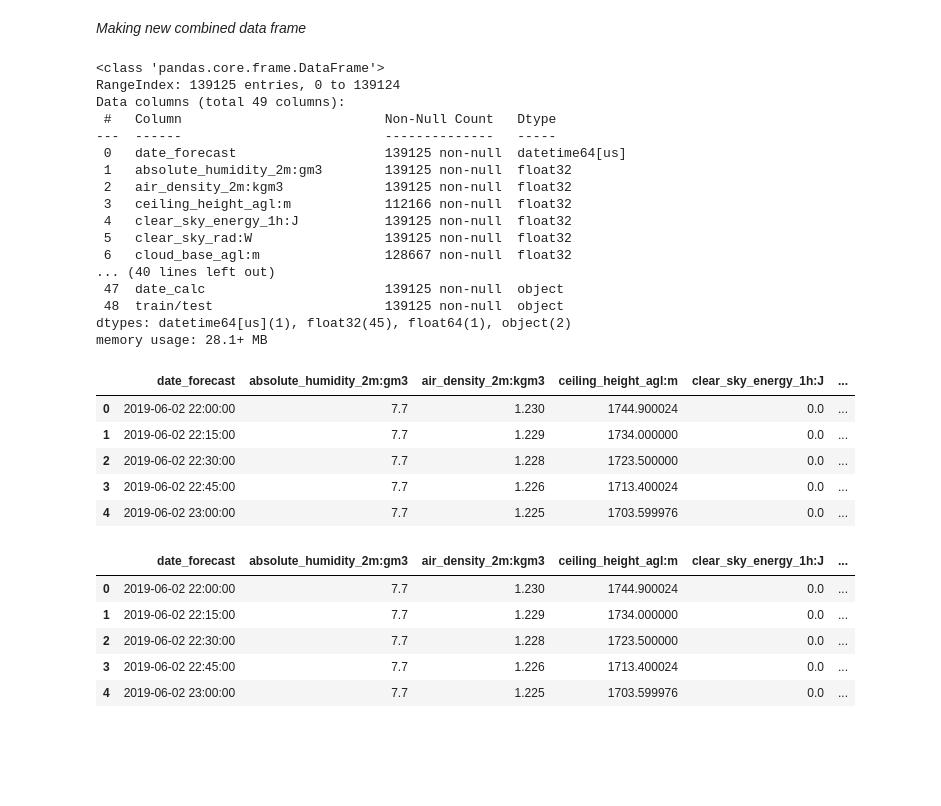
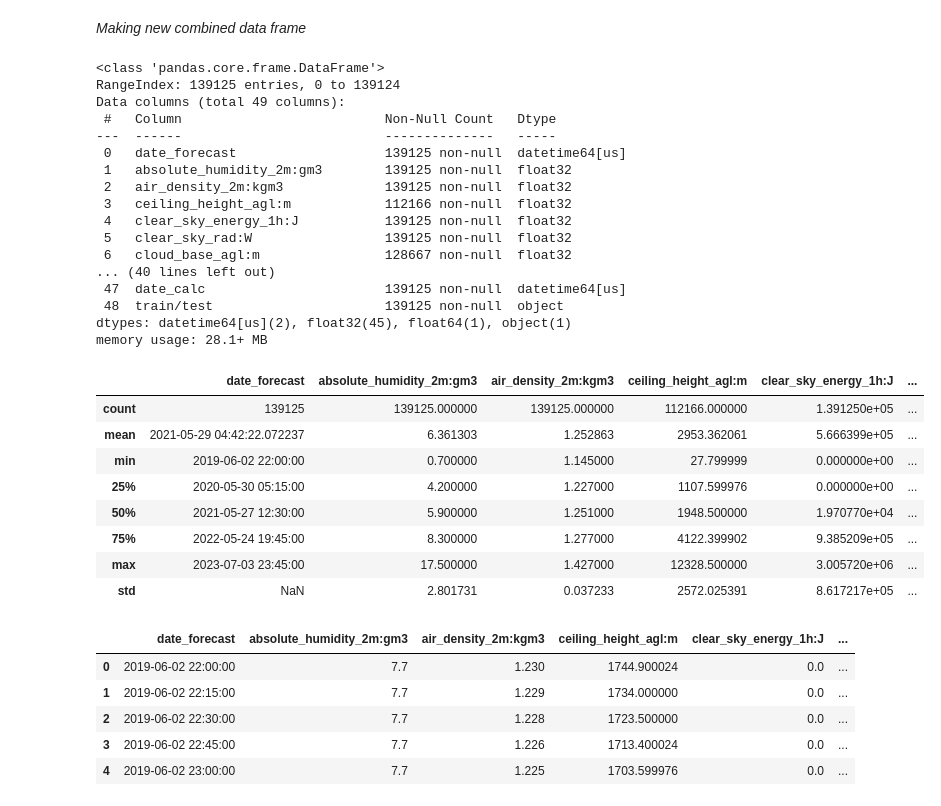
Before and after one commit to MikaelShahly/TDT4173-Machine-Learning-Project-Task, a Jupyter notebook: data_analysis/explorative_data_analysis_A.ipynb, the cells around one changed output. Cells and saved outputs as stored; diff of their text form; code cells hidden in the pictures; blank space fills up the shorter version.

```diff
--- a/data_analysis/explorative_data_analysis_A.ipynb
+++ b/data_analysis/explorative_data_analysis_A.ipynb
@@ -16,42 +16,47 @@ X_test_estimated_a = pd.read_parquet('../data/A/X_test_estimated.parquet')
 # %% [markdown]
 *Making new combined data frame*
 # %%
+#Create a column to indicate if estimated, numerical vals used so that we have the possibiliity to use as feature later
 X_train_estimated_a["estimated"] = 1.0
 X_test_estimated_a["estimated"] = 1.0
 X_train_observed_a["estimated"] = 0.0
-X_train_observed_a["date_calc"] = pd.to_datetime("2019-06-02 22:00:00")
+X_train_observed_a["date_calc"] = X_train_observed_a["date_forecast"]
 
 X_train_estimated_a["train/test"] = "train"
 X_train_observed_a["train/test"] = "train"
 X_test_estimated_a["train/test"] = "test"
 
 X_all_a= pd.concat([X_train_observed_a, X_train_estimated_a, X_test_estimated_a], ignore_index=True)
-X_all_a.info()
-X_all_a.head()
-# %% [output]
-<class 'pandas.core.frame.DataFrame'>
-RangeIndex: 139125 entries, 0 to 139124
-Data columns (total 49 columns):
- #   Column                          Non-Null Count   Dtype
----  ------                          --------------   -----
- 0   date_forecast                   139125 non-null  datetime64[us]
- 1   absolute_humidity_2m:gm3        139125 non-null  float32
- 2   air_density_2m:kgm3             139125 non-null  float32
- 3   ceiling_height_agl:m            112166 non-null  float32
- 4   clear_sky_energy_1h:J           139125 non-null  float32
- 5   clear_sky_rad:W                 139125 non-null  float32
- 6   cloud_base_agl:m                128667 non-null  float32
-... (40 lines left out)
- 47  date_calc                       139125 non-null  object
- 48  train/test                      139125 non-null  object
-dtypes: datetime64[us](1), float32(45), float64(1), object(2)
-memory usage: 28.1+ MB
-|  | date_forecast | absolute_humidity_2m:gm3 | air_density_2m:kgm3 | ceiling_height_agl:m | clear_sky_energy_1h:J | ... |
-| 0 | 2019-06-02 22:00:00 | 7.7 | 1.230 | 1744.900024 | 0.0 | ... |
-| 1 | 2019-06-02 22:15:00 | 7.7 | 1.229 | 1734.000000 | 0.0 | ... |
-| 2 | 2019-06-02 22:30:00 | 7.7 | 1.228 | 1723.500000 | 0.0 | ... |
-| 3 | 2019-06-02 22:45:00 | 7.7 | 1.226 | 1713.400024 | 0.0 | ... |
-| 4 | 2019-06-02 23:00:00 | 7.7 | 1.225 | 1703.599976 | 0.0 | ... |
+# %%
+X_all_a.info()
+X_all_a.describe()
+# %% [output]
+<class 'pandas.core.frame.DataFrame'>
+RangeIndex: 139125 entries, 0 to 139124
+Data columns (total 49 columns):
+ #   Column                          Non-Null Count   Dtype
+---  ------                          --------------   -----
+ 0   date_forecast                   139125 non-null  datetime64[us]
+ 1   absolute_humidity_2m:gm3        139125 non-null  float32
+ 2   air_density_2m:kgm3             139125 non-null  float32
+ 3   ceiling_height_agl:m            112166 non-null  float32
+ 4   clear_sky_energy_1h:J           139125 non-null  float32
+ 5   clear_sky_rad:W                 139125 non-null  float32
+ 6   cloud_base_agl:m                128667 non-null  float32
+... (40 lines left out)
+ 47  date_calc                       139125 non-null  datetime64[us]
+ 48  train/test                      139125 non-null  object
+dtypes: datetime64[us](2), float32(45), float64(1), object(1)
+memory usage: 28.1+ MB
+|  | date_forecast | absolute_humidity_2m:gm3 | air_density_2m:kgm3 | ceiling_height_agl:m | clear_sky_energy_1h:J | ... |
+| count | 139125 | 139125.000000 | 139125.000000 | 112166.000000 | 1.391250e+05 | ... |
+| mean | 2021-05-29 04:42:22.072237 | 6.361303 | 1.252863 | 2953.362061 | 5.666399e+05 | ... |
+| min | 2019-06-02 22:00:00 | 0.700000 | 1.145000 | 27.799999 | 0.000000e+00 | ... |
+| 25% | 2020-05-30 05:15:00 | 4.200000 | 1.227000 | 1107.599976 | 0.000000e+00 | ... |
+| 50% | 2021-05-27 12:30:00 | 5.900000 | 1.251000 | 1948.500000 | 1.970770e+04 | ... |
+| 75% | 2022-05-24 19:45:00 | 8.300000 | 1.277000 | 4122.399902 | 9.385209e+05 | ... |
+| max | 2023-07-03 23:45:00 | 17.500000 | 1.427000 | 12328.500000 | 3.005720e+06 | ... |
+| std | NaN | 2.801731 | 0.037233 | 2572.025391 | 8.617217e+05 | ... |
 # %%
 X_train_observed_a.head()
 # %% [output]
```
Also changed, not shown: parts of 1 cell of this notebook, 3 other files.
